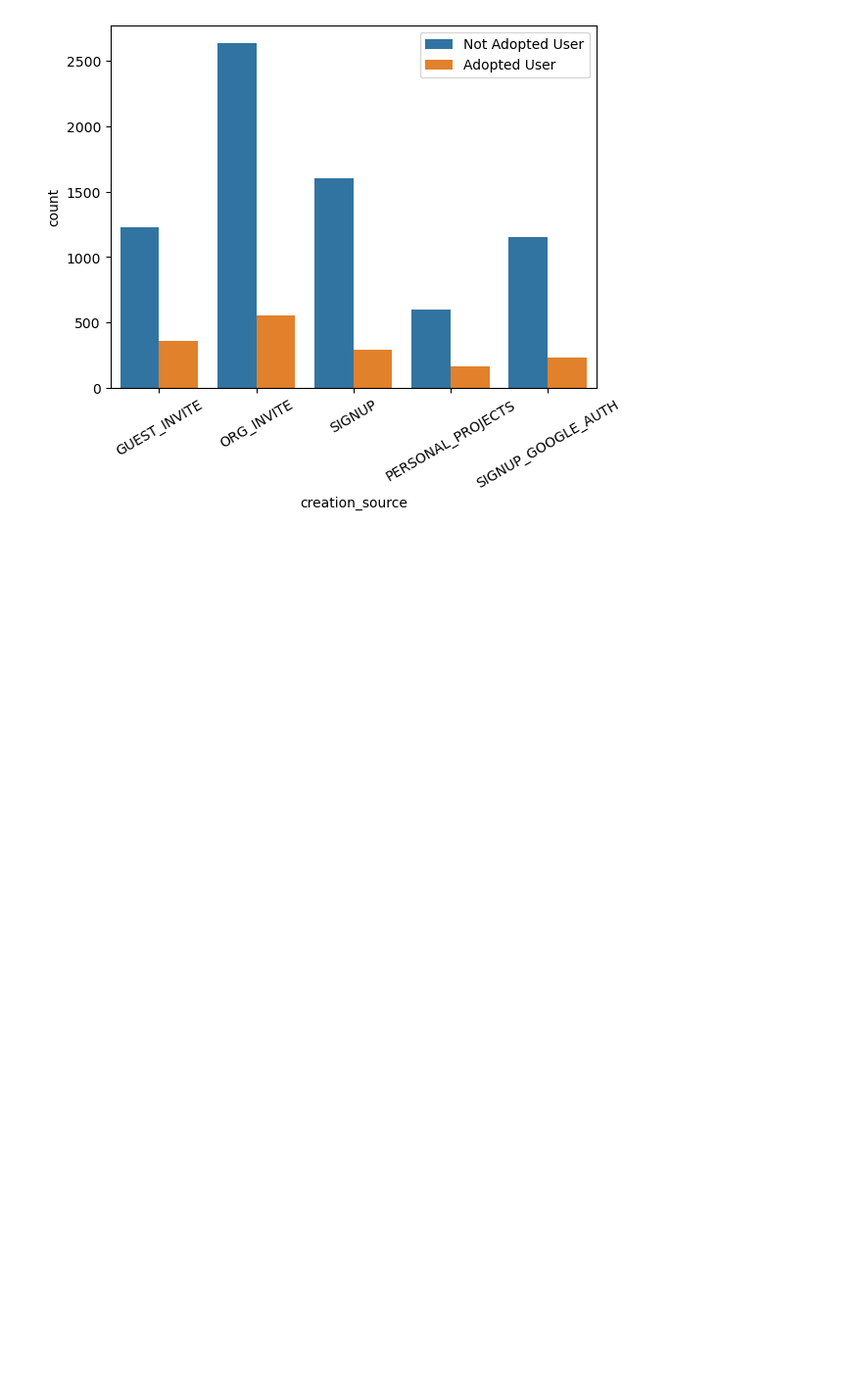
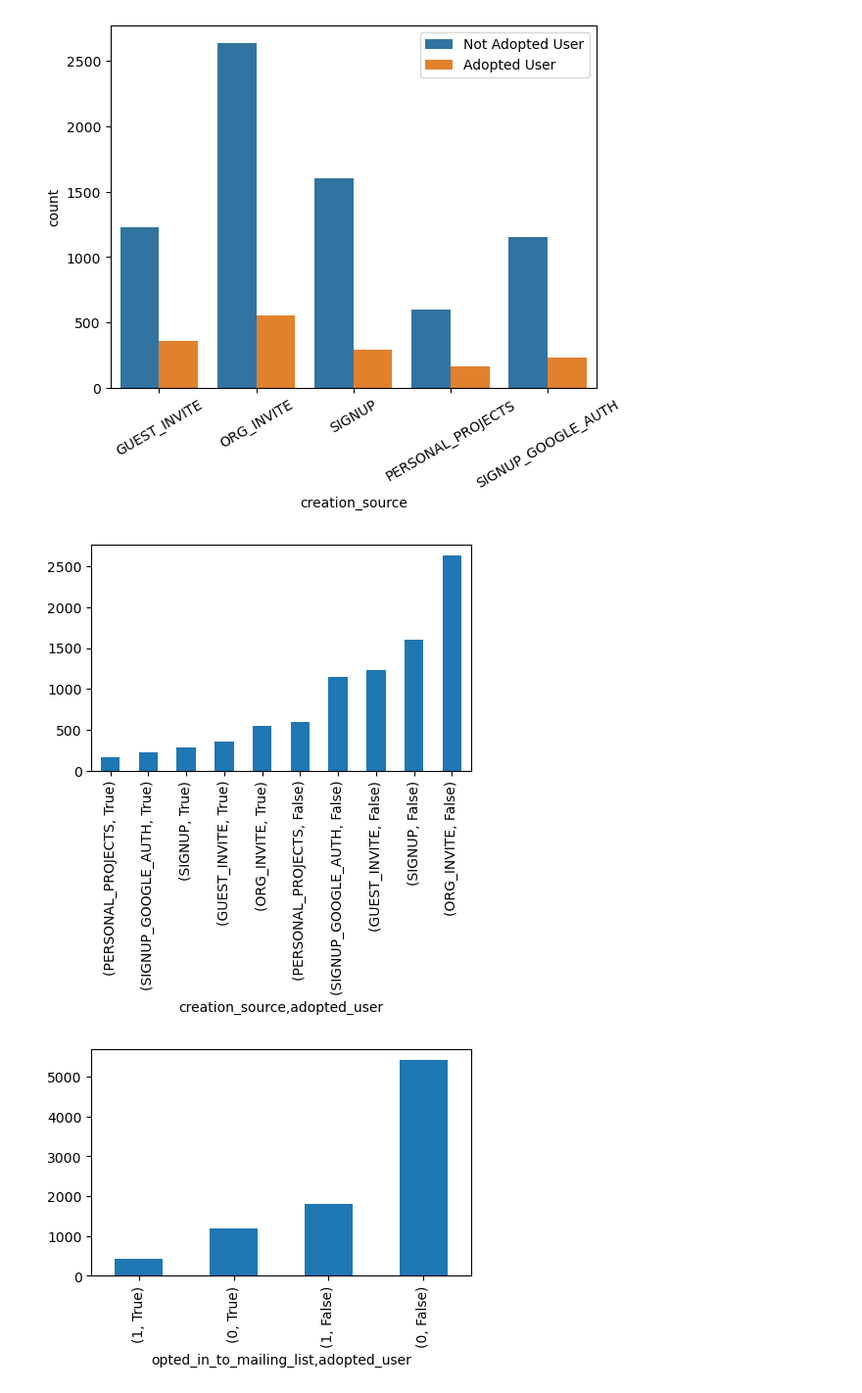
Before and after one commit to katemyer/DataScience, a Jupyter notebook: Relax Challenge/relax_challenge.ipynb, the cells around one changed output. Shown at 98% size. Saved outputs shown, nothing was run; the diff lists cells and outputs as text; code cells hidden in the pictures; blank space fills up the shorter version.

Commit message:
finishing visuals and adding conclusion

```diff
--- a/Relax Challenge/relax_challenge.ipynb
+++ b/Relax Challenge/relax_challenge.ipynb
@@ -450,3 +450,24 @@ plt.legend(labels=["Not Adopted User", "Adopted User"], title="", loc="upper rig
 plt.xticks(rotation=30);
 # %% [output]
 [figure]
+# %%
+# for each potential factor, create seperate bar chart for HOW MANY
+# for each category within the factor, how many were adopted
+
+# fefine the list of column names (factors) to analyze
+factors = ['creation_source', 'opted_in_to_mailing_list', 'enabled_for_marketing_drip',
+        'org_id', 'invited_by_user']
+
+# loop through each column name specified in the 'factors' list
+for factor in factors:
+    # create a new, separate figure for the plot
+    plt.figure(figsize=(5, 3))
+
+    # group data by current factor's categories, count adopted (1) / non-adopted (0) within each, sort by counts, then create a bar plot
+    df_merged.groupby(factor)['adopted_user'].value_counts().sort_values().plot(kind='bar')
+
+    # generat plot for the current factor
+    plt.show();
+# %% [output]
+[figure, added]
+[figure, added]
```
Also changed, not shown: parts of 3 cells of this notebook.
